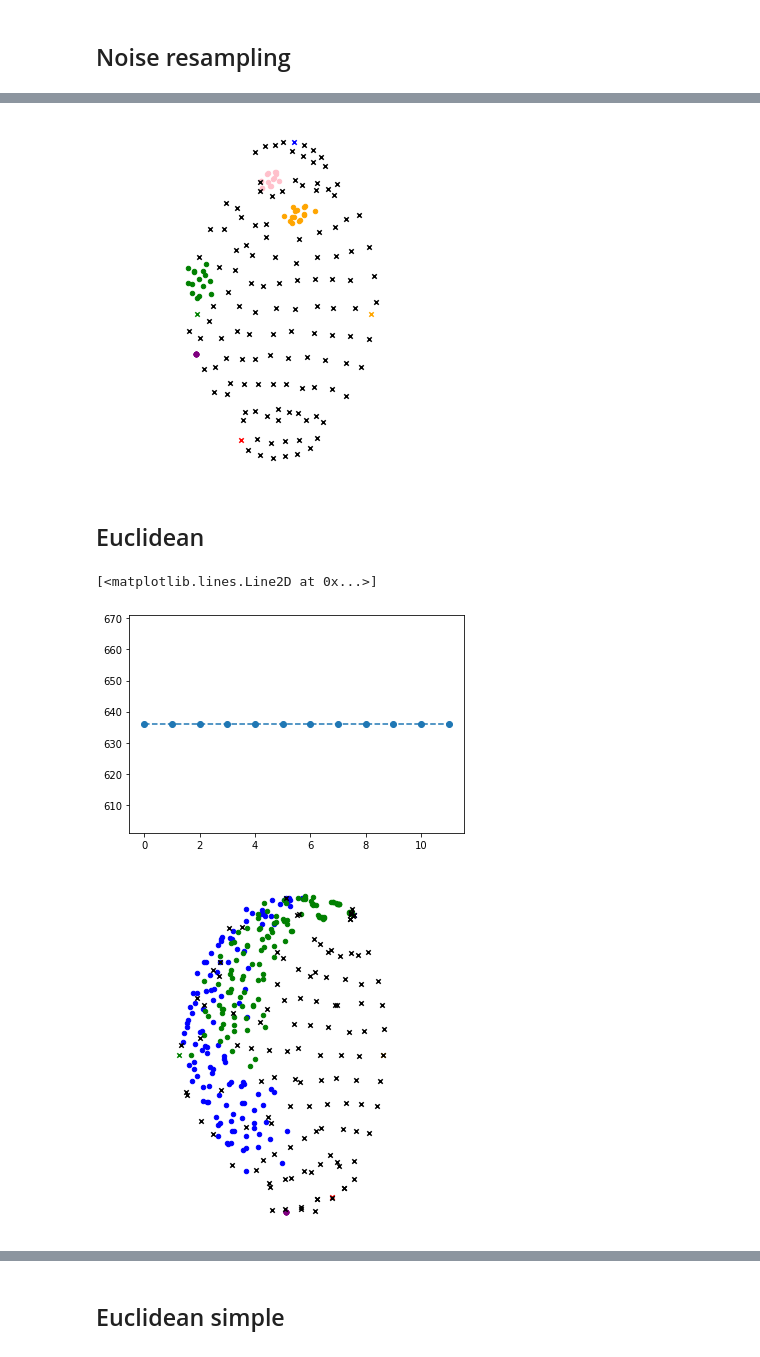
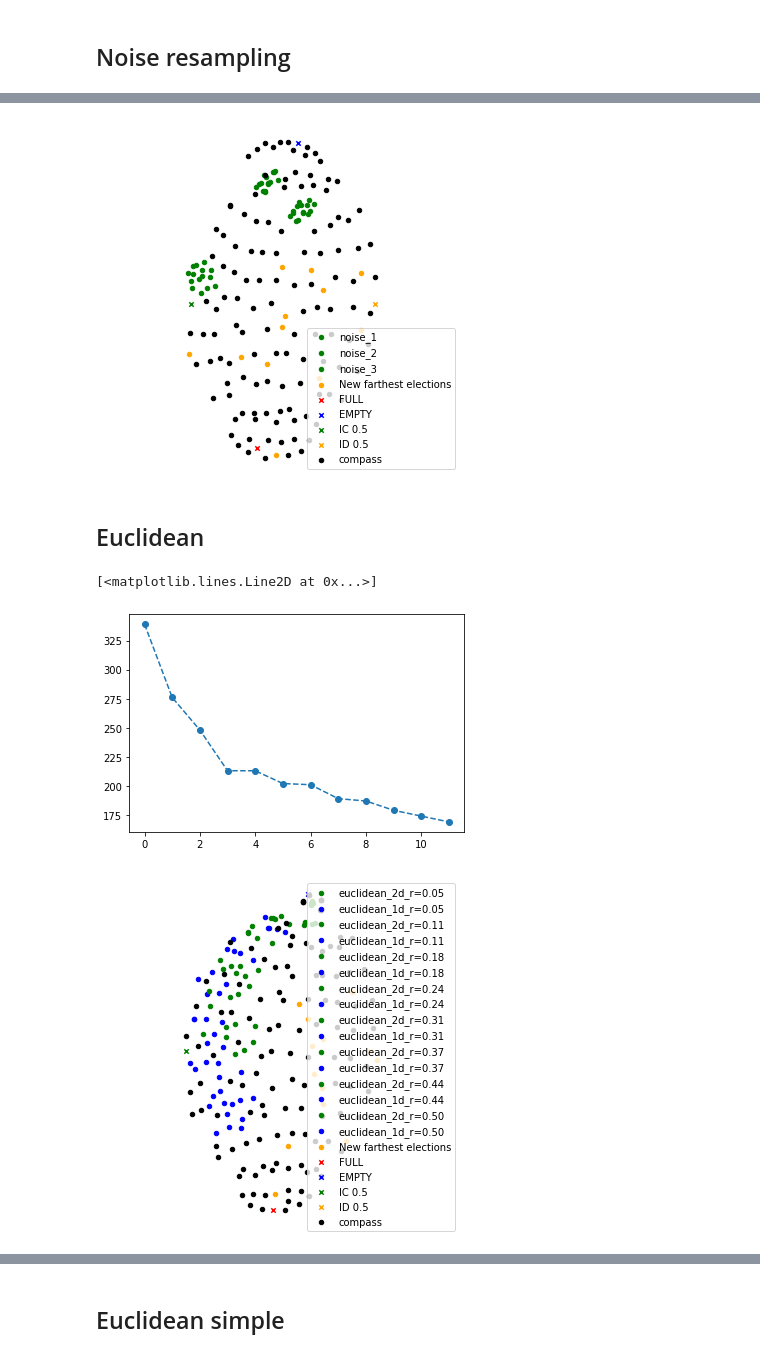
Before and after one commit to Janix4000/holes-in-elections, a Jupyter notebook: approval_l1/map-experiments.ipynb, the cells around one changed output, grey strips where cells are left out. Saved outputs shown, nothing was run; the diff lists cells and outputs as text; code cells hidden in the pictures.

```diff
--- a/approval_l1/map-experiments.ipynb
+++ b/approval_l1/map-experiments.ipynb
@@ -154,27 +191,25 @@ plt.plot(new_distances, '--')
 # %%
-show_2d_map_with_compass(experiment, extended=True, show_legend=False)
+show_2d_map_with_compass(experiment, extended=True, show_legend=True)
 # %% [output]
-[figure, old version]
+[figure, new version]
 # %% [markdown]
 ## Euclidean
 # %%
 num_generated = 12
 
 experiment = prepare_experiment()
-num_families = 12
+num_families = 8
 for radius in np.linspace(0.05, 0.5, num_families):
-    experiment.add_family(culture_id='euclidean', size=10, family_id=f'euclidean_2d_r={radius:.2f}', color='green', params={'radius': radius, 'phi': 0.8})
-    experiment.add_family(culture_id='euclidean', size=10, family_id=f'euclidean_1d_r={radius:.2f}', color='blue', params={'radius': radius, 'dim': 1, 'phi': 0.8})
+    experiment.add_family(culture_id='euclidean', size=5, family_id=f'euclidean_2d_r={radius:.2f}', color='green', params={'radius': radius, 'phi': 0.8})
+    experiment.add_family(culture_id='euclidean', size=5, family_id=f'euclidean_1d_r={radius:.2f}', color='blue', params={'radius': radius, 'dim': 1, 'phi': 0.8})
 
 
-new_approval_vectors, new_distances = generate_farthest_elections_l1_approvalwise(experiment, num_generated)
-
-plt.scatter(range(num_generated), new_distances)
-plt.plot(new_distances, '--')
+new_approval_vectors, report = generate_farthest_elections_l1_approvalwise(experiment, num_generated)
+plot_report(report)
 # %% [output]
 [<matplotlib.lines.Line2D at 0x...>]
-[figure, old version]
+[figure, new version]
 # %%
-show_2d_map_with_compass(experiment, extended=True, show_legend=False)
+show_2d_map_with_compass(experiment, extended=True, show_legend=True)
 # %% [output]
-[figure, old version]
+[figure, new version]
```
Also changed, not shown: parts of 18 cells of this notebook.
